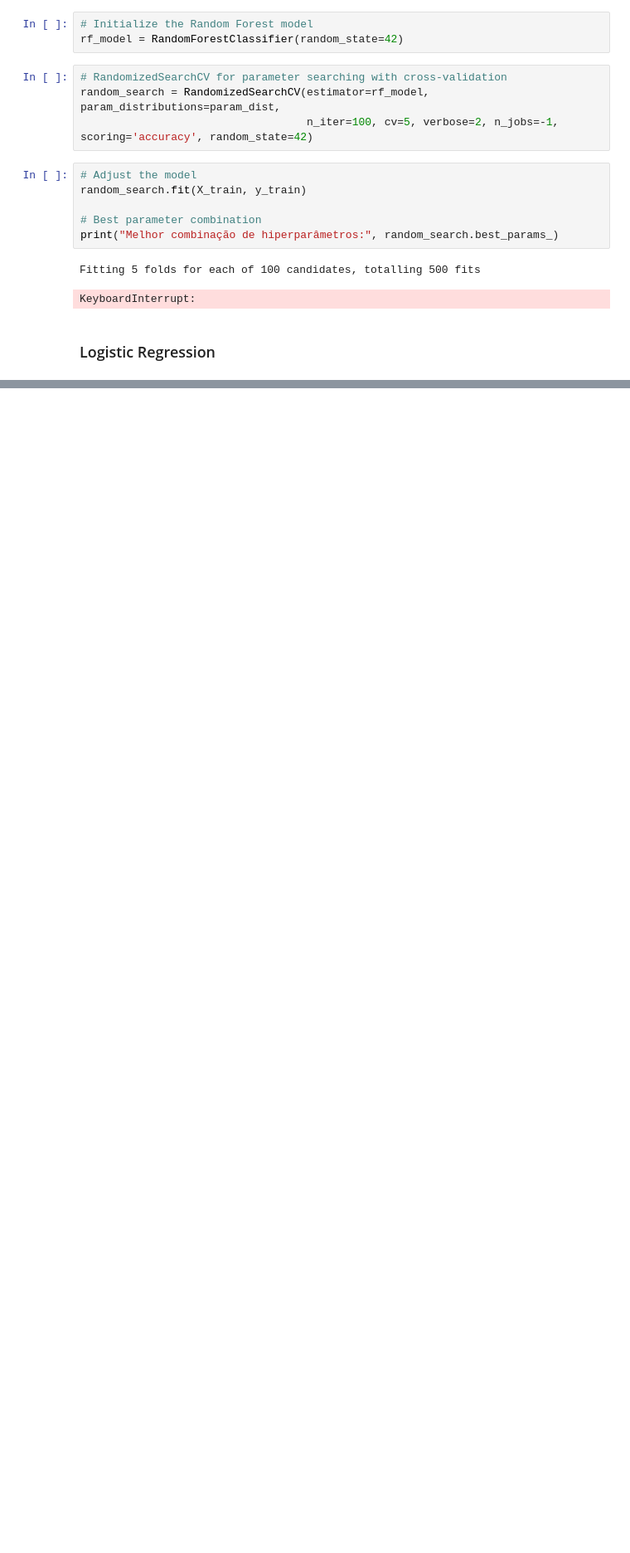
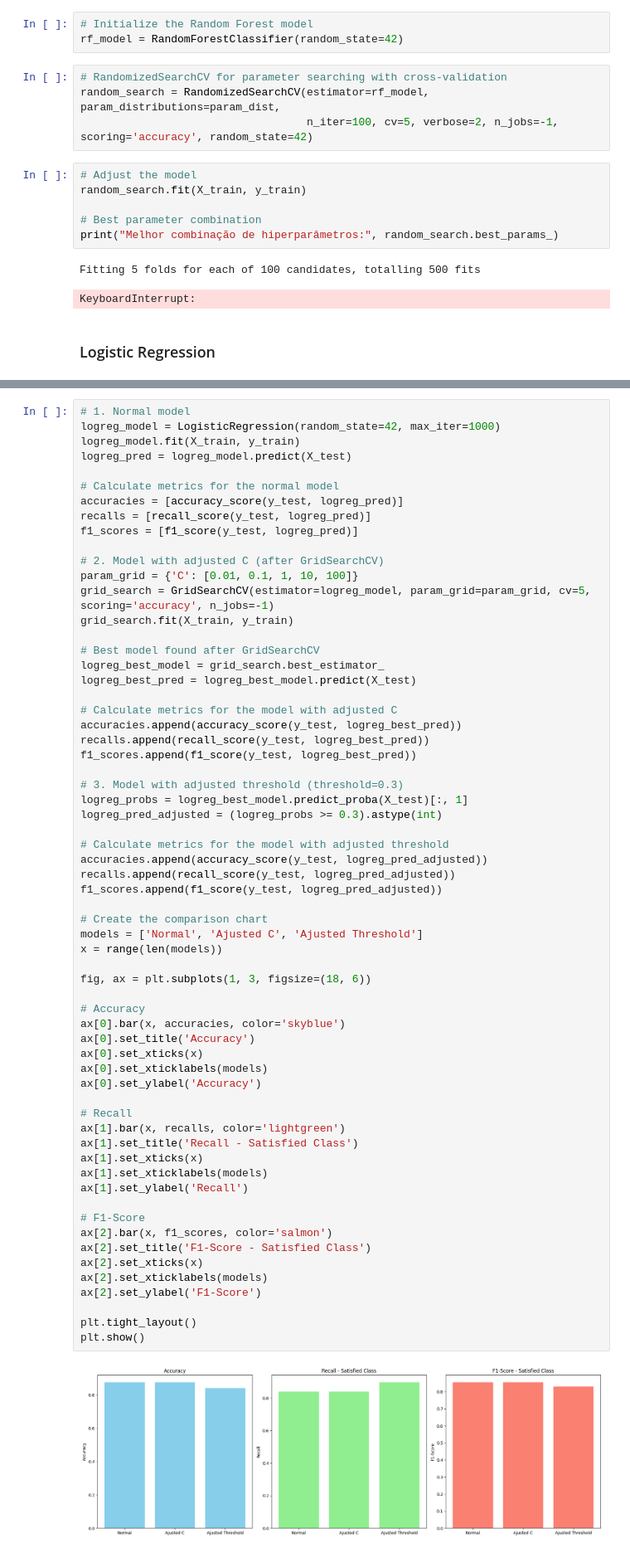
Before and after one commit to inessmatos/FAA_Project2, a Jupyter notebook: FAA_Project2.ipynb, the cells around one changed output, grey strips where cells are left out. Shown at 83% size. Saved outputs shown, nothing was run; the diff lists cells and outputs as text; blank space fills up the shorter version.

```diff
--- a/FAA_Project2.ipynb
+++ b/FAA_Project2.ipynb
@@ -825,0 +857,65 @@ weighted avg       0.85      0.84      0.84     20781
+# %%
+# 1. Normal model
+logreg_model = LogisticRegression(random_state=42, max_iter=1000)
+logreg_model.fit(X_train, y_train)
+logreg_pred = logreg_model.predict(X_test)
+
+# Calculate metrics for the normal model
+accuracies = [accuracy_score(y_test, logreg_pred)]
+recalls = [recall_score(y_test, logreg_pred)]
+f1_scores = [f1_score(y_test, logreg_pred)]
+
+# 2. Model with adjusted C (after GridSearchCV)
+param_grid = {'C': [0.01, 0.1, 1, 10, 100]}
+grid_search = GridSearchCV(estimator=logreg_model, param_grid=param_grid, cv=5, scoring='accuracy', n_jobs=-1)
+grid_search.fit(X_train, y_train)
+
+# Best model found after GridSearchCV
+logreg_best_model = grid_search.best_estimator_
+logreg_best_pred = logreg_best_model.predict(X_test)
+
+# Calculate metrics for the model with adjusted C
+accuracies.append(accuracy_score(y_test, logreg_best_pred))
+recalls.append(recall_score(y_test, logreg_best_pred))
+f1_scores.append(f1_score(y_test, logreg_best_pred))
+
+# 3. Model with adjusted threshold (threshold=0.3)
+logreg_probs = logreg_best_model.predict_proba(X_test)[:, 1]
+logreg_pred_adjusted = (logreg_probs >= 0.3).astype(int)
+
+# Calculate metrics for the model with adjusted threshold
+accuracies.append(accuracy_score(y_test, logreg_pred_adjusted))
+recalls.append(recall_score(y_test, logreg_pred_adjusted))
+f1_scores.append(f1_score(y_test, logreg_pred_adjusted))
+
+# Create the comparison chart
+models = ['Normal', 'Ajusted C', 'Ajusted Threshold']
+x = range(len(models))
+
+fig, ax = plt.subplots(1, 3, figsize=(18, 6))
+
+# Accuracy
+ax[0].bar(x, accuracies, color='skyblue')
+ax[0].set_title('Accuracy')
+ax[0].set_xticks(x)
+ax[0].set_xticklabels(models)
+ax[0].set_ylabel('Accuracy')
+
+# Recall
+ax[1].bar(x, recalls, color='lightgreen')
+ax[1].set_title('Recall - Satisfied Class')
+ax[1].set_xticks(x)
+ax[1].set_xticklabels(models)
+ax[1].set_ylabel('Recall')
+
+# F1-Score
+ax[2].bar(x, f1_scores, color='salmon')
+ax[2].set_title('F1-Score - Satisfied Class')
+ax[2].set_xticks(x)
+ax[2].set_xticklabels(models)
+ax[2].set_ylabel('F1-Score')
+
+plt.tight_layout()
+plt.show()
+# %% [output]
+[figure, added]
```
Also changed, not shown: parts of 9 cells of this notebook.
